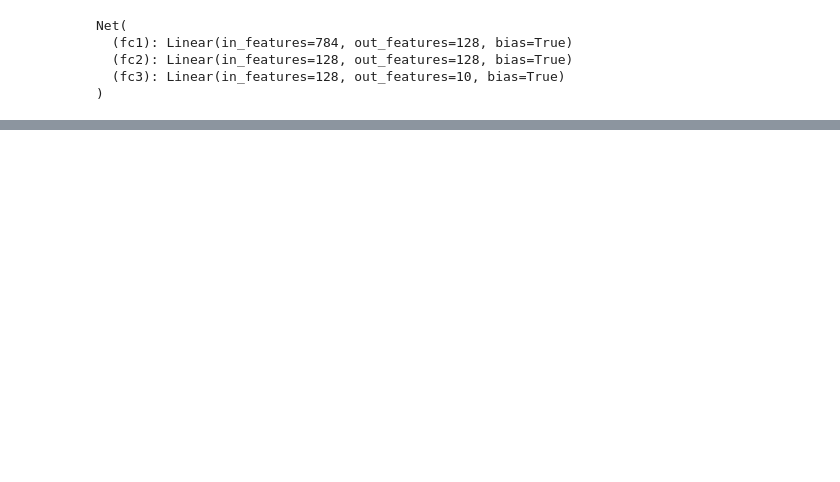
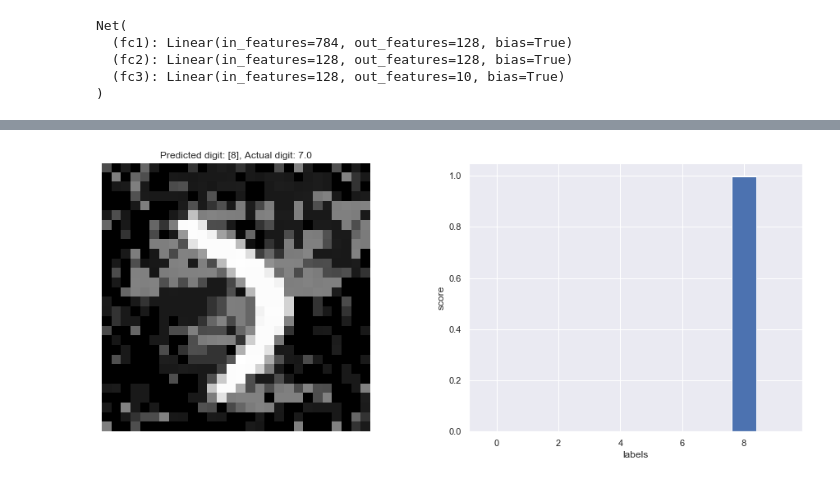
Before and after one commit to Alina9/Adversarial-attack, a Jupyter notebook: adversarial_attack.ipynb, the cells around one changed output, grey strips where cells are left out. Drawn from its saved outputs; the diff is of its cells as text; code cells hidden in the pictures; blank space fills up the shorter version.

```diff
--- a/adversarial_attack.ipynb
+++ b/adversarial_attack.ipynb
@@ -138,0 +164,17 @@ print("точность после атаки =", np.sum(predict(X_spoiled) == y
+# %%
+plt.figure(figsize=(16, 6))
+
+plt.subplot(121)
+pixels = x_target.reshape((28, 28))
+plt.imshow(pixels, cmap='gray')
+plt.title(f'Predicted digit: {y_pred}, Actual digit: {y_test[0]}')
+plt.axis('off')
+
+plt.subplot(122)
+plt.bar(range(10), score[0])
+plt.ylabel('score')
+plt.xlabel('labels')
+
+plt.show()
+# %% [output]
+[figure, added]
```
Also changed, not shown: parts of 13 cells of this notebook.
